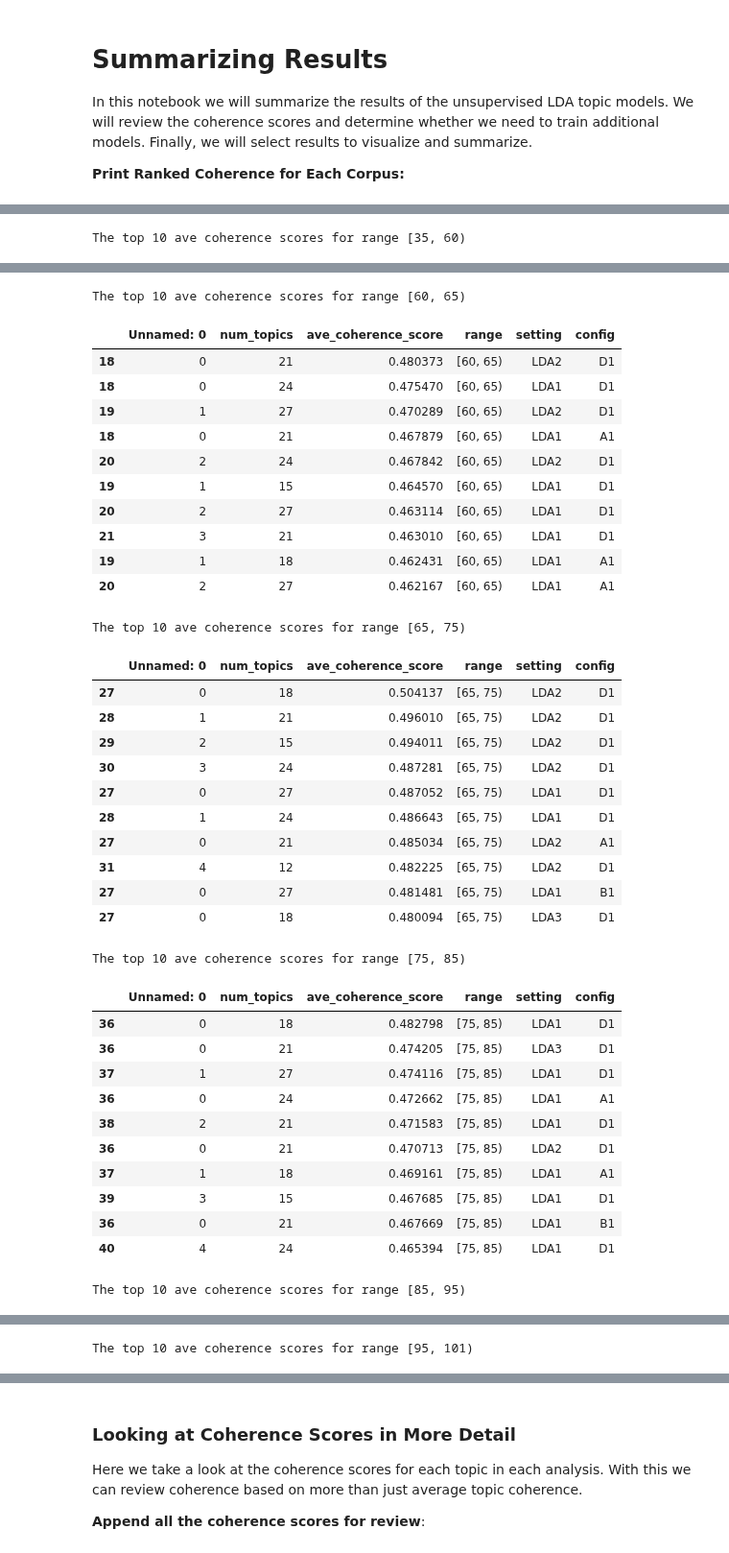
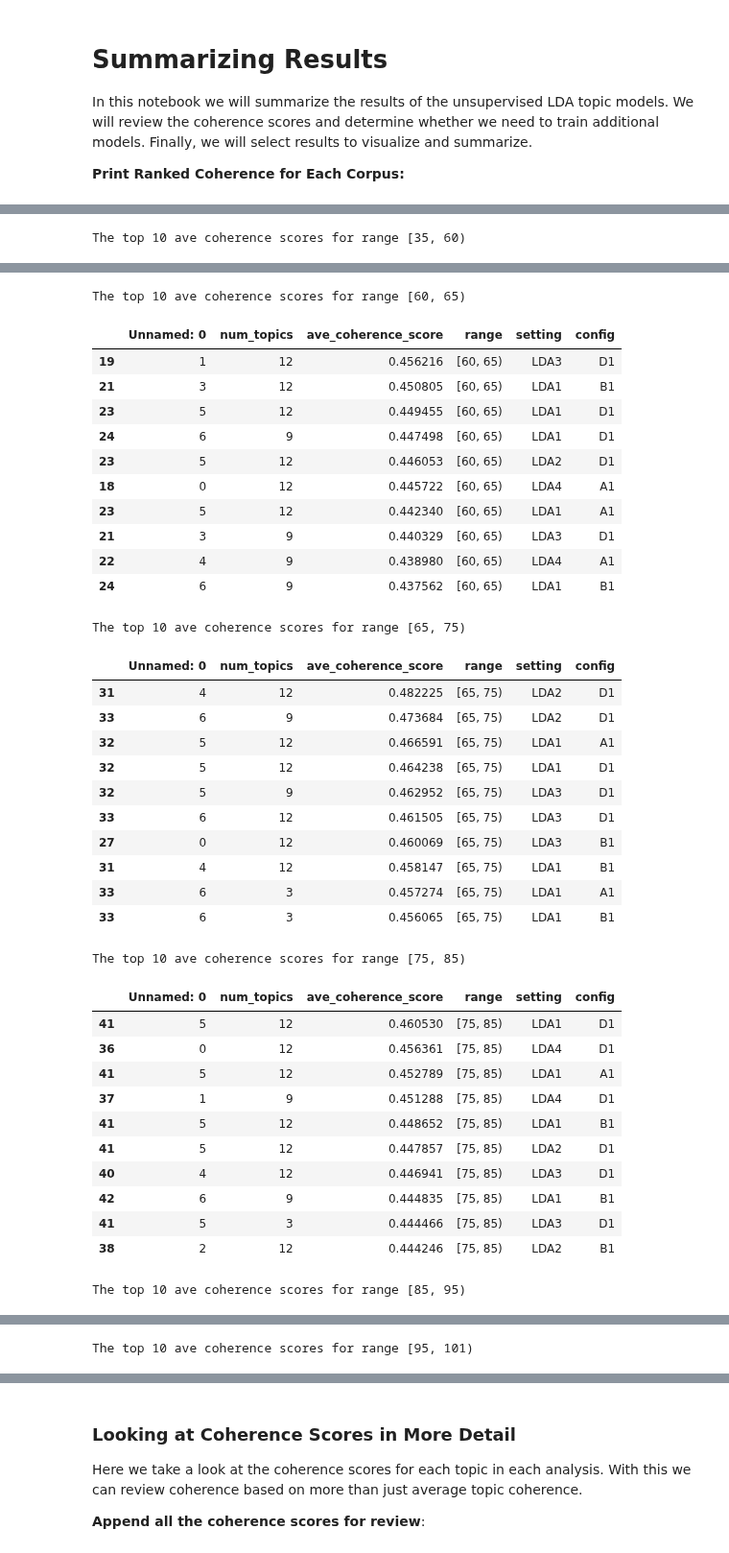
Before and after one commit to losDaniel/Student-Voices, a Jupyter notebook: notebooks/(4A) results_summary.ipynb, the cells around one changed output, grey strips where cells are left out. Shown at 96% size. Saved outputs shown, nothing was run; the diff lists cells and outputs as text; code cells hidden in the pictures.

Commit message:
update n topic options D

```diff
--- a/notebooks/(4A) results_summary.ipynb
+++ b/notebooks/(4A) results_summary.ipynb
@@ -21,7 +21,7 @@ from IPython.display import HTML, display_html
 top_n = 10
 for rng in list(ranked_coherence['range'].unique()):
     print('The top '+str(top_n)+' ave coherence scores for range '+str(rng))
-    display_html(HTML(ranked_coherence[ranked_coherence['range']==rng].sort_values('ave_coherence_score', ascending=False).head(top_n).to_html()))
+    display_html(HTML(ranked_coherence[(ranked_coherence['range']==rng) & (ranked_coherence['num_topics']<15)].sort_values('ave_coherence_score', ascending=False).head(top_n).to_html()))
 # %% [output]
 The top 10 ave coherence scores for range [0, 35)
 |  | Unnamed: 0 | num_topics | ave_coherence_score | range | setting | config |
@@ -50,38 +50,38 @@ The top 10 ave coherence scores for range [35, 60)
 The top 10 ave coherence scores for range [60, 65)
 |  | Unnamed: 0 | num_topics | ave_coherence_score | range | setting | config |
-| 18 | 0 | 21 | 0.480373 | [60, 65) | LDA2 | D1 |
-| 18 | 0 | 24 | 0.475470 | [60, 65) | LDA1 | D1 |
-| 19 | 1 | 27 | 0.470289 | [60, 65) | LDA2 | D1 |
-| 18 | 0 | 21 | 0.467879 | [60, 65) | LDA1 | A1 |
-| 20 | 2 | 24 | 0.467842 | [60, 65) | LDA2 | D1 |
-| 19 | 1 | 15 | 0.464570 | [60, 65) | LDA1 | D1 |
-| 20 | 2 | 27 | 0.463114 | [60, 65) | LDA1 | D1 |
-| 21 | 3 | 21 | 0.463010 | [60, 65) | LDA1 | D1 |
-| 19 | 1 | 18 | 0.462431 | [60, 65) | LDA1 | A1 |
-| 20 | 2 | 27 | 0.462167 | [60, 65) | LDA1 | A1 |
+| 19 | 1 | 12 | 0.456216 | [60, 65) | LDA3 | D1 |
+| 21 | 3 | 12 | 0.450805 | [60, 65) | LDA1 | B1 |
+| 23 | 5 | 12 | 0.449455 | [60, 65) | LDA1 | D1 |
+| 24 | 6 | 9 | 0.447498 | [60, 65) | LDA1 | D1 |
+| 23 | 5 | 12 | 0.446053 | [60, 65) | LDA2 | D1 |
+| 18 | 0 | 12 | 0.445722 | [60, 65) | LDA4 | A1 |
+| 23 | 5 | 12 | 0.442340 | [60, 65) | LDA1 | A1 |
+| 21 | 3 | 9 | 0.440329 | [60, 65) | LDA3 | D1 |
+| 22 | 4 | 9 | 0.438980 | [60, 65) | LDA4 | A1 |
+| 24 | 6 | 9 | 0.437562 | [60, 65) | LDA1 | B1 |
 The top 10 ave coherence scores for range [65, 75)
 |  | Unnamed: 0 | num_topics | ave_coherence_score | range | setting | config |
-| 27 | 0 | 18 | 0.504137 | [65, 75) | LDA2 | D1 |
-| 28 | 1 | 21 | 0.496010 | [65, 75) | LDA2 | D1 |
-| 29 | 2 | 15 | 0.494011 | [65, 75) | LDA2 | D1 |
-| 30 | 3 | 24 | 0.487281 | [65, 75) | LDA2 | D1 |
-| 27 | 0 | 27 | 0.487052 | [65, 75) | LDA1 | D1 |
-| 28 | 1 | 24 | 0.486643 | [65, 75) | LDA1 | D1 |
-| 27 | 0 | 21 | 0.485034 | [65, 75) | LDA2 | A1 |
 | 31 | 4 | 12 | 0.482225 | [65, 75) | LDA2 | D1 |
-| 27 | 0 | 27 | 0.481481 | [65, 75) | LDA1 | B1 |
-| 27 | 0 | 18 | 0.480094 | [65, 75) | LDA3 | D1 |
+| 33 | 6 | 9 | 0.473684 | [65, 75) | LDA2 | D1 |
+| 32 | 5 | 12 | 0.466591 | [65, 75) | LDA1 | A1 |
+| 32 | 5 | 12 | 0.464238 | [65, 75) | LDA1 | D1 |
+| 32 | 5 | 9 | 0.462952 | [65, 75) | LDA3 | D1 |
+| 33 | 6 | 12 | 0.461505 | [65, 75) | LDA3 | D1 |
+| 27 | 0 | 12 | 0.460069 | [65, 75) | LDA3 | B1 |
+| 31 | 4 | 12 | 0.458147 | [65, 75) | LDA1 | B1 |
+| 33 | 6 | 3 | 0.457274 | [65, 75) | LDA1 | A1 |
+| 33 | 6 | 3 | 0.456065 | [65, 75) | LDA1 | B1 |
 The top 10 ave coherence scores for range [75, 85)
 |  | Unnamed: 0 | num_topics | ave_coherence_score | range | setting | config |
-| 36 | 0 | 18 | 0.482798 | [75, 85) | LDA1 | D1 |
-| 36 | 0 | 21 | 0.474205 | [75, 85) | LDA3 | D1 |
-| 37 | 1 | 27 | 0.474116 | [75, 85) | LDA1 | D1 |
-| 36 | 0 | 24 | 0.472662 | [75, 85) | LDA1 | A1 |
-| 38 | 2 | 21 | 0.471583 | [75, 85) | LDA1 | D1 |
-| 36 | 0 | 21 | 0.470713 | [75, 85) | LDA2 | D1 |
-| 37 | 1 | 18 | 0.469161 | [75, 85) | LDA1 | A1 |
-| 39 | 3 | 15 | 0.467685 | [75, 85) | LDA1 | D1 |
-| 36 | 0 | 21 | 0.467669 | [75, 85) | LDA1 | B1 |
-| 40 | 4 | 24 | 0.465394 | [75, 85) | LDA1 | D1 |
+| 41 | 5 | 12 | 0.460530 | [75, 85) | LDA1 | D1 |
+| 36 | 0 | 12 | 0.456361 | [75, 85) | LDA4 | D1 |
+| 41 | 5 | 12 | 0.452789 | [75, 85) | LDA1 | A1 |
+| 37 | 1 | 9 | 0.451288 | [75, 85) | LDA4 | D1 |
+| 41 | 5 | 12 | 0.448652 | [75, 85) | LDA1 | B1 |
+| 41 | 5 | 12 | 0.447857 | [75, 85) | LDA2 | D1 |
+| 40 | 4 | 12 | 0.446941 | [75, 85) | LDA3 | D1 |
+| 42 | 6 | 9 | 0.444835 | [75, 85) | LDA1 | B1 |
+| 41 | 5 | 3 | 0.444466 | [75, 85) | LDA3 | D1 |
+| 38 | 2 | 12 | 0.444246 | [75, 85) | LDA2 | B1 |
 The top 10 ave coherence scores for range [85, 95)
 |  | Unnamed: 0 | num_topics | ave_coherence_score | range | setting | config |
```
Also changed, not shown: parts of 3 cells of this notebook, 3 other files.
